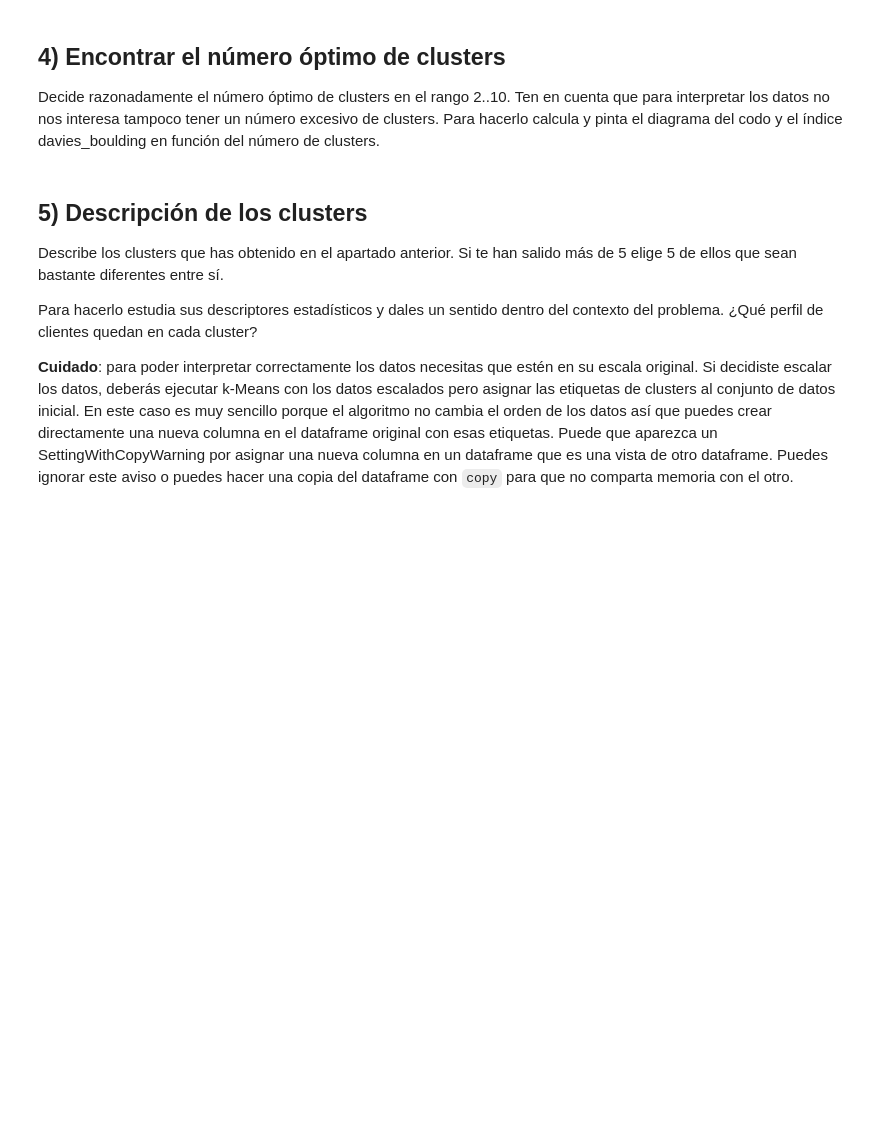
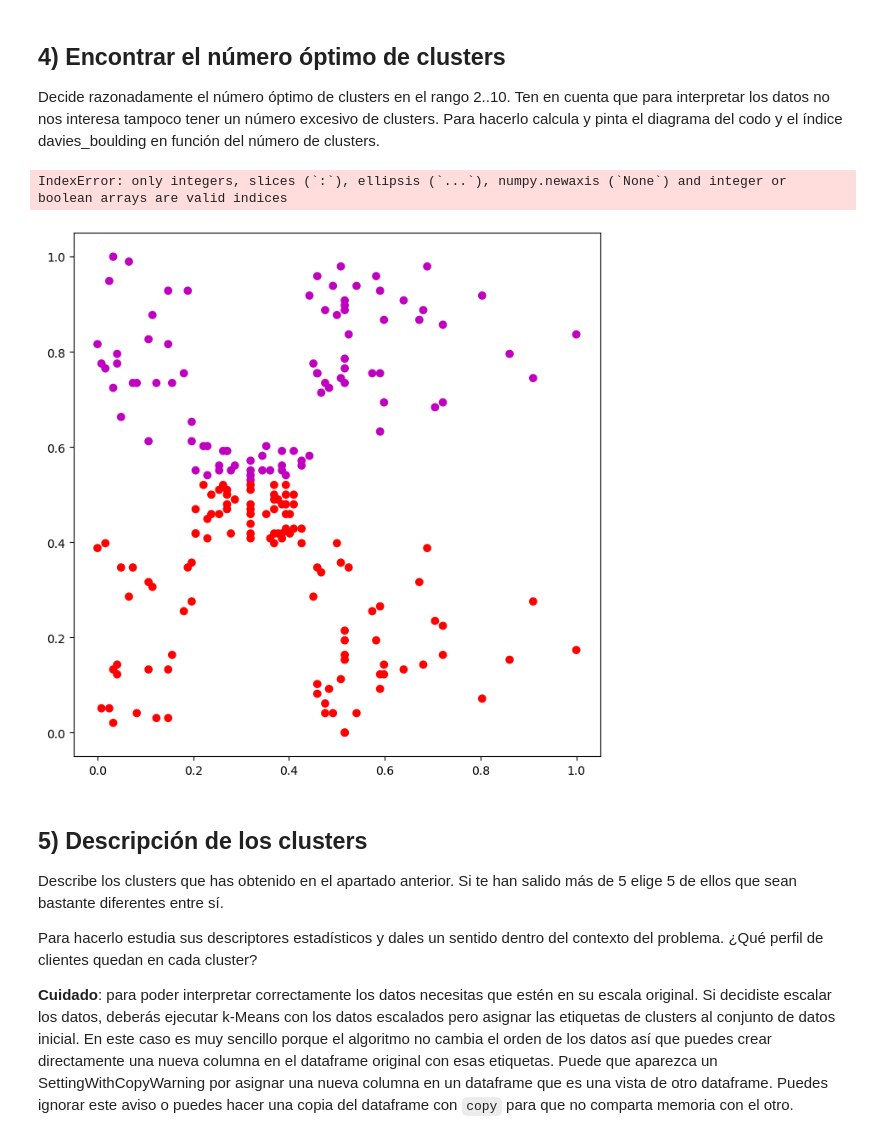
Before and after one commit to ALK222/IA2, a Jupyter notebook: labs/lab2/P2_ap1_clustering_enunciado.ipynb, the cells around one changed output. Saved outputs shown, nothing was run; the diff lists cells and outputs as text; code cells hidden in the pictures; blank space fills up the shorter version.

```diff
--- a/labs/lab2/P2_ap1_clustering_enunciado.ipynb
+++ b/labs/lab2/P2_ap1_clustering_enunciado.ipynb
@@ -76,3 +144,12 @@ Para el clustering vamos a trabajar solamente con las variables `Annual income`,
 Teniendo en cuenta que vamos a utilizar el algoritmo k-Means para encontrar grupos de clientes similares, explica razonadamente si es necesario o no cambiar la escalas de los datos y si a priori es mejor reescalarlos (MinMaxScaler) o estandarizarlos (StandarScaler).
 
 Si decides preprocesarlos, accede al array interno del dataframe y crea un nuevo array con los datos escalados.
+# %%
+from sklearn.preprocessing import MinMaxScaler
+
+min_max_scaler = MinMaxScaler()
+
+df[['Annual Income (minmax)', 'Spending Score (minmax)']] = min_max_scaler.fit_transform(
+    df[['Annual Income (k$)', 'Spending Score (1-100)']])
+
+df.head()
@@ -83,3 +198,42 @@ Decide razonadamente el número óptimo de clusters en el rango 2..10. Ten en cu
+# %%
+def plot_clusters(X, labels=None, centers=None):
+    """ Función auxiliar para pintar los puntos de los clusters y, optativamente, sus centros.
+    :param X: array de puntos de dos dimensiones (array de array de enteros)
+    :param labels: cluster al que pertenece cada punto (array de enteros)
+    :param centers: coordenadas de los centroides de los clusters (array de array de enteros)
+    """
+
+    colors = ['r', 'g', 'b', 'c', 'y', 'k', 'm', ]
+    fig = plt.figure(figsize=(8, 8))
+
+    # Los dos primeros parámetros de la función scatter son las coordenadas de los puntos,
+    # el parámetro 'c' indica la clase asignada de cada punto, y 'cmap' se usa para colorear
+    # las distintas clases
+    plt.scatter(X["Annual Income (minmax)"], X["Spending Score (minmax)"], c=labels, cmap=ListedColormap(colors))
+
+    # Pintar los centroides de los clusters
+    if centers is not None:
+        plt.scatter(centers["Annual Income (minmax)", 0], centers["Spending Score (minmax)", 1], marker="x",
+                    color='k', s=150, linewidths=5, zorder=10)
+
+    plt.show()
+# %%
+NUMCLUSTERS = 5
+
+
+X = df.loc[:, ["Annual Income (minmax)", "Spending Score (minmax)"]]
+
+davies_boulding = np.zeros(NUMCLUSTERS - 2)
+
+for k in range(2, NUMCLUSTERS):
+    km = KMeans(init='random', n_clusters=k, random_state=333)
+    km.fit(X)
+    plot_clusters(X, km.labels_, km.cluster_centers_)
+
+    davies_boulding[k-2] = davies_bouldin_score(X, km.labels_)
+# %% [output]
+IndexError: only integers, slices (`:`), ellipsis (`...`), numpy.newaxis (`None`) and integer or boolean arrays are valid indices
+[figure, added]
 # %% [markdown]
 ## 5) Descripción de los clusters
 
```
Also changed, not shown: parts of 8 cells of this notebook, 1 other file.
